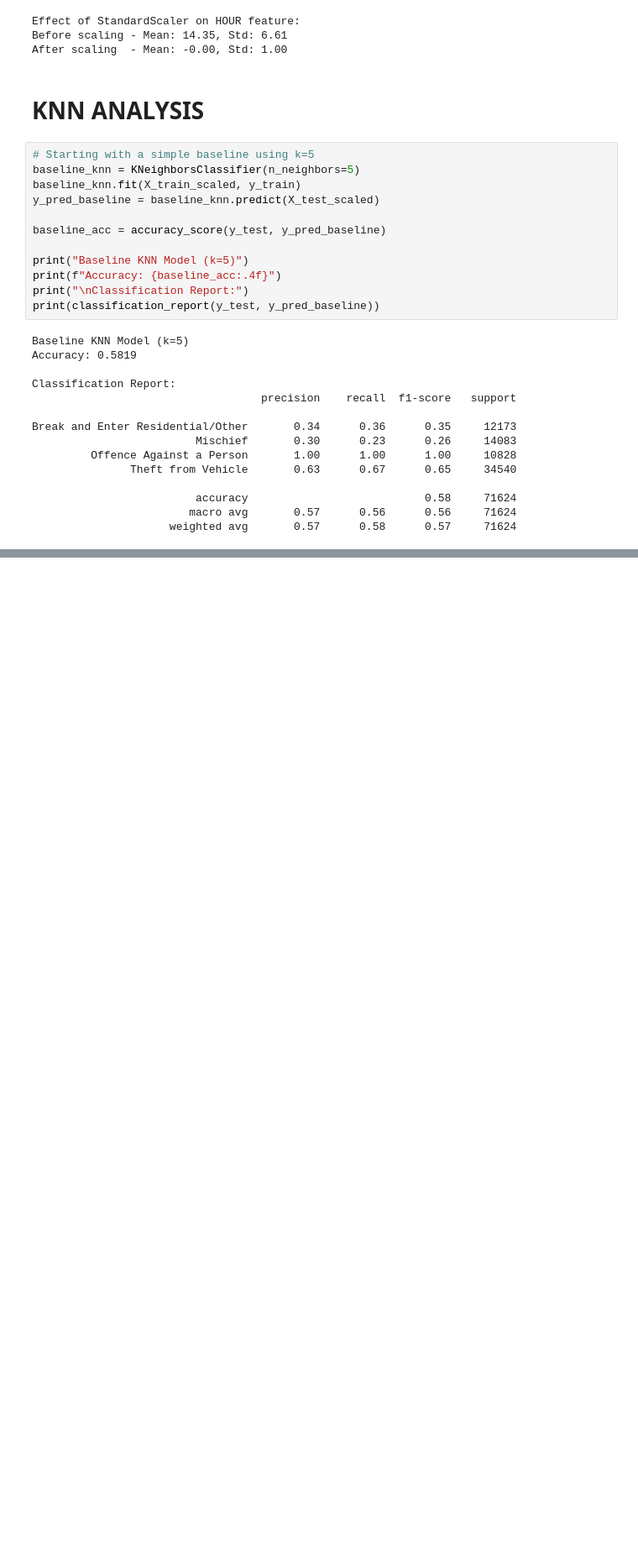
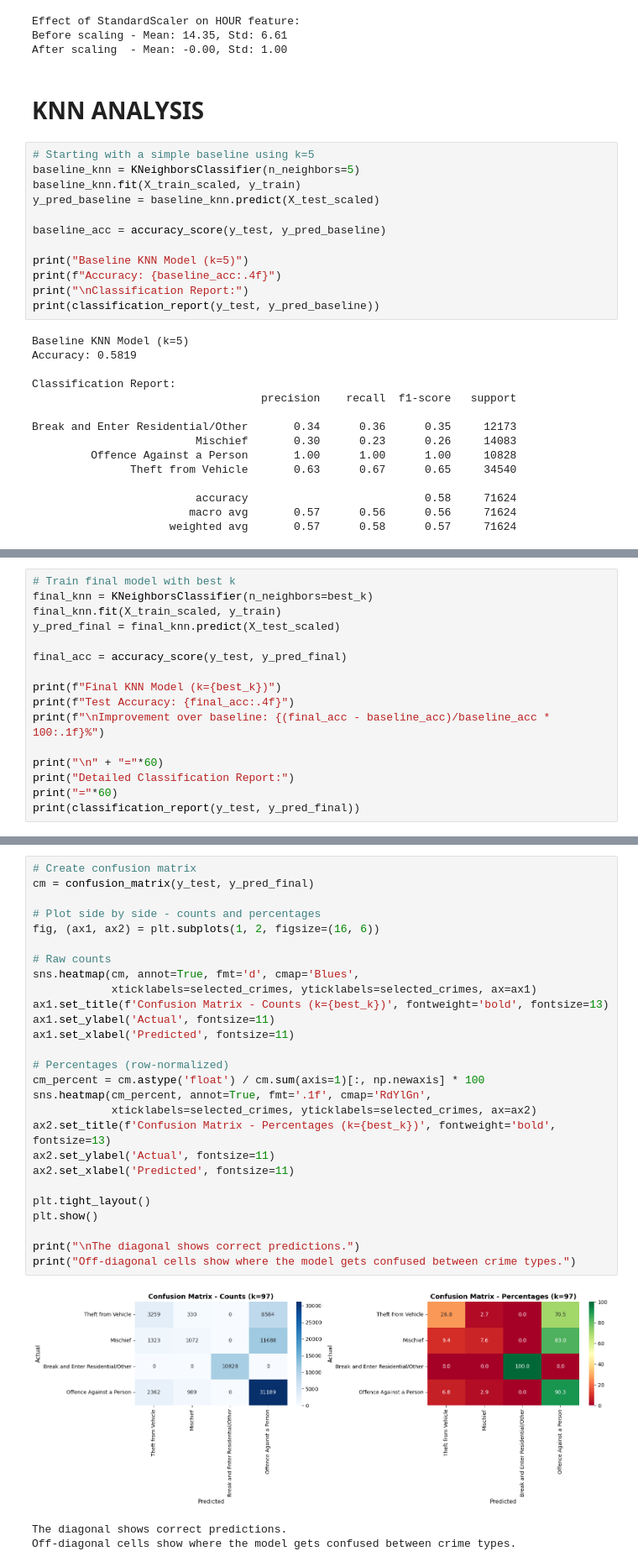
Before and after one commit to nicolelink33/Vancouver_Crime_Predictor, a Jupyter notebook: proj.ipynb, the cells around one changed output, grey strips where cells are left out. Shown at 84% size. Saved outputs shown, nothing was run; the diff lists cells and outputs as text; blank space fills up the shorter version.

Commit message:
Complete preprocessing and KNN classification analysis

```diff
--- a/proj.ipynb
+++ b/proj.ipynb
@@ -458,0 +508,16 @@ Break and Enter Residential/Other       0.34      0.36      0.35     12173
+# %%
+# Train final model with best k
+final_knn = KNeighborsClassifier(n_neighbors=best_k)
+final_knn.fit(X_train_scaled, y_train)
+y_pred_final = final_knn.predict(X_test_scaled)
+
+final_acc = accuracy_score(y_test, y_pred_final)
+
+print(f"Final KNN Model (k={best_k})")
+print(f"Test Accuracy: {final_acc:.4f}")
+print(f"\nImprovement over baseline: {(final_acc - baseline_acc)/baseline_acc * 100:.1f}%")
+
+print("\n" + "="*60)
+print("Detailed Classification Report:")
+print("="*60)
+print(classification_report(y_test, y_pred_final))
@@ -458,0 +543,31 @@ Break and Enter Residential/Other       0.34      0.36      0.35     12173
+# %%
+# Create confusion matrix
+cm = confusion_matrix(y_test, y_pred_final)
+
+# Plot side by side - counts and percentages
+fig, (ax1, ax2) = plt.subplots(1, 2, figsize=(16, 6))
+
+# Raw counts
+sns.heatmap(cm, annot=True, fmt='d', cmap='Blues',
+            xticklabels=selected_crimes, yticklabels=selected_crimes, ax=ax1)
+ax1.set_title(f'Confusion Matrix - Counts (k={best_k})', fontweight='bold', fontsize=13)
+ax1.set_ylabel('Actual', fontsize=11)
+ax1.set_xlabel('Predicted', fontsize=11)
+
+# Percentages (row-normalized)
+cm_percent = cm.astype('float') / cm.sum(axis=1)[:, np.newaxis] * 100
+sns.heatmap(cm_percent, annot=True, fmt='.1f', cmap='RdYlGn',
+            xticklabels=selected_crimes, yticklabels=selected_crimes, ax=ax2)
+ax2.set_title(f'Confusion Matrix - Percentages (k={best_k})', fontweight='bold', fontsize=13)
+ax2.set_ylabel('Actual', fontsize=11)
+ax2.set_xlabel('Predicted', fontsize=11)
+
+plt.tight_layout()
+plt.show()
+
+print("\nThe diagonal shows correct predictions.")
+print("Off-diagonal cells show where the model gets confused between crime types.")
+# %% [output]
+[figure, added]
+The diagonal shows correct predictions.
+Off-diagonal cells show where the model gets confused between crime types.
```
Also changed, not shown: parts of 6 cells of this notebook.
